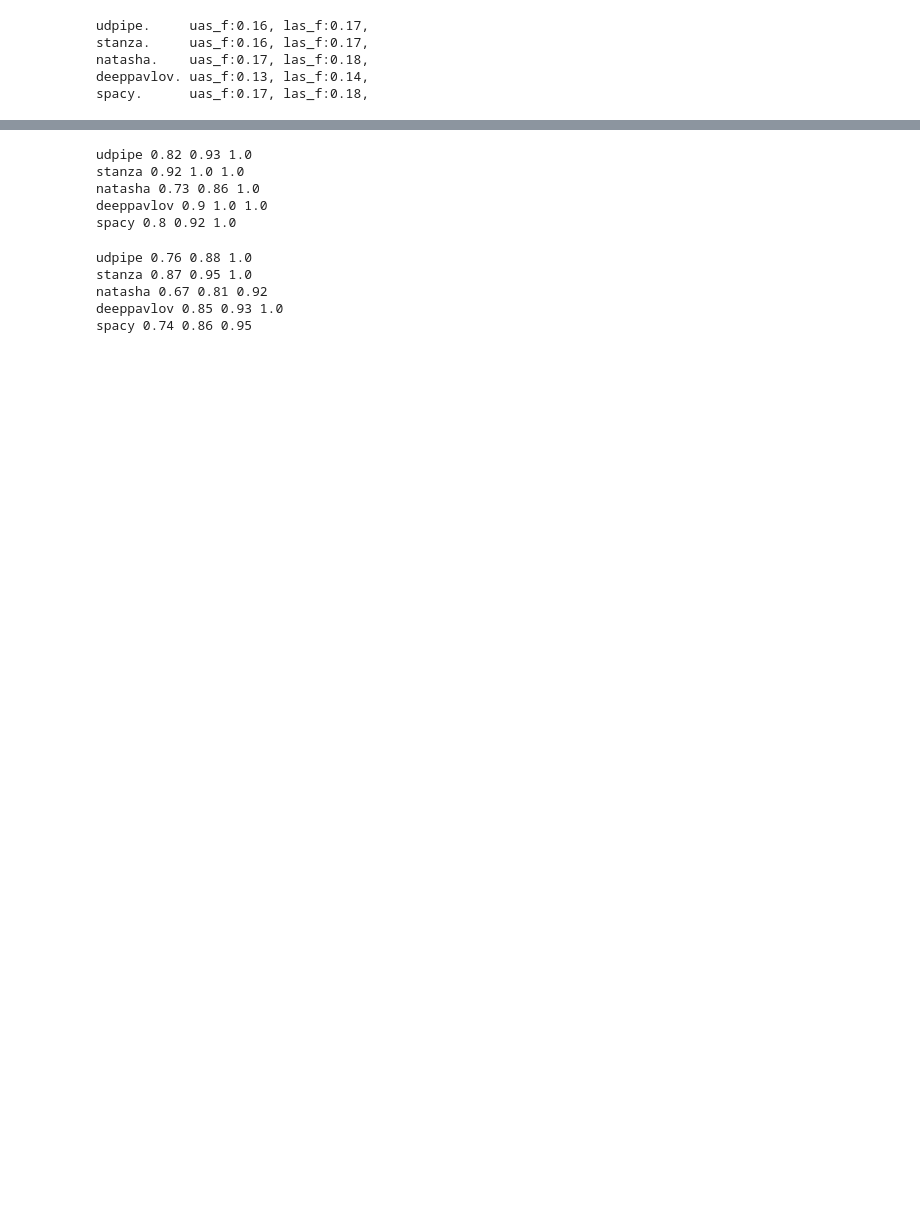
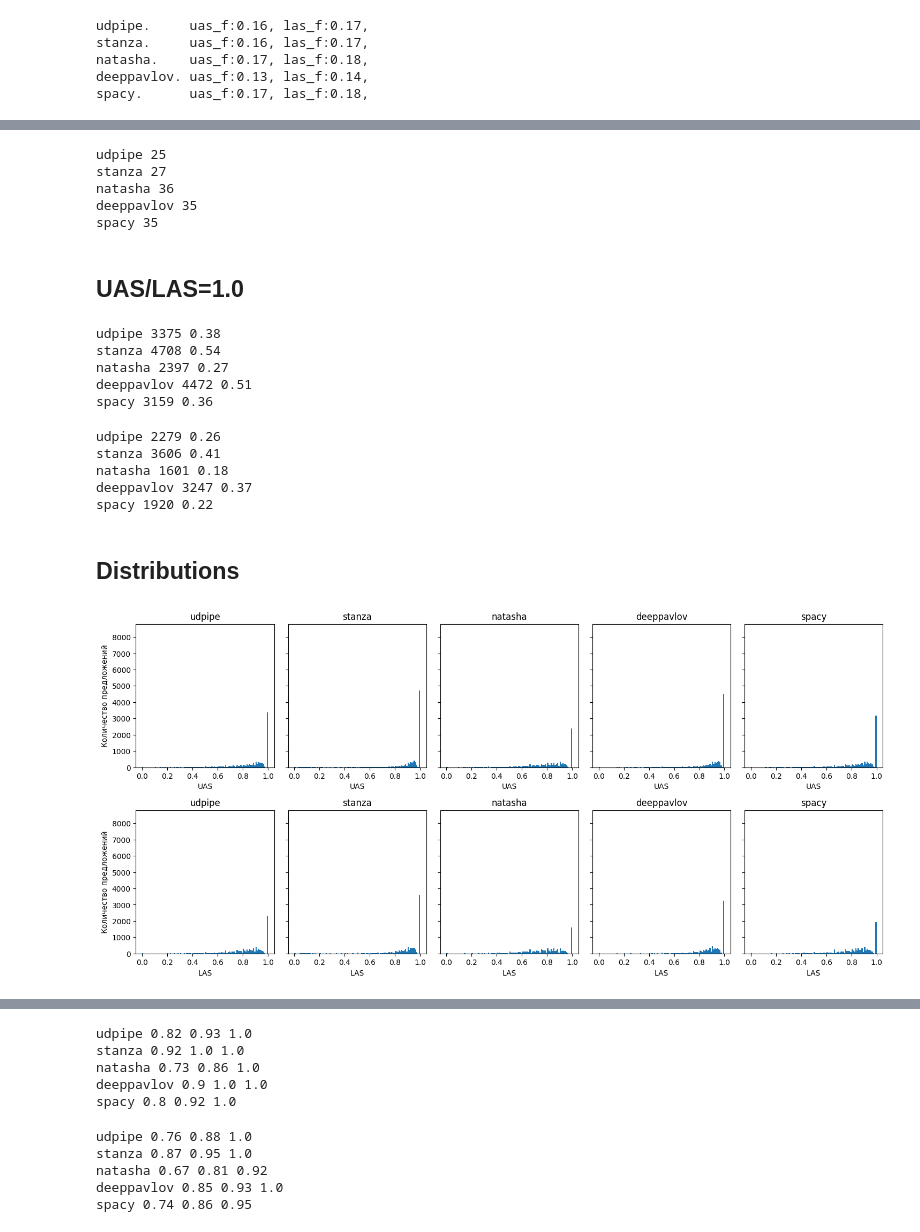
Before and after one commit to Derinhelm/parser_stat, a Jupyter notebook: Russian_parser_statistics.ipynb, the cells around one changed output, grey strips where cells are left out. Drawn from its saved outputs; the diff is of its cells as text; code cells hidden in the pictures; blank space fills up the shorter version.

Commit message:
Adding some graphics

```diff
--- a/Russian_parser_statistics.ipynb
+++ b/Russian_parser_statistics.ipynb
@@ -257,9 +247,0 @@ p = 'stanza'
-# %%
-wrong_token_amount = {}
-for p in parser_names:
-  wrong_token_amount[p] = set()
-  for sent_id in sent_id_list:
-    if set(be_syntagrus[sent_id].keys()) != set(be_res[p][sent_id].keys()):
-      wrong_token_amount[p].add(sent_id)
-for p in parser_names:
-  print(p, len(wrong_token_amount[p]), f"{len(wrong_token_amount[p]) / len(sents):.2f}")
@@ -272,5 +247,0 @@ spacy 1103 0.13
-# %%
-any_wrong_token_amount = set()
-for p in parser_names:
-  any_wrong_token_amount |= set(wrong_token_amount[p])
-print(len(any_wrong_token_amount), len(any_wrong_token_amount) / len(sents))
@@ -320,8 +267,3 @@ for p in parser_names:
                                              'parent_matched', 'relation_matched', 'token_length'])
 # %%
 from collections import Counter
-# %%
-for p in parser_names:
-  print(f"{p}.", f"syntagrus>parser:{sum((stat[p]['extra_syntagrus'] > stat[p]['extra_parser']))}, "
-         , f"syntagrus<parser:{sum((stat[p]['extra_syntagrus'] < stat[p]['extra_parser']))}, "
-         , f"syntagrus<parser:{sum((stat[p]['extra_syntagrus'] == stat[p]['extra_parser']) & (stat[p]['extra_parser'] > 0))}")
@@ -408,0 +337,58 @@ spacy 0.0 0.0
+# %%
+for p in parser_names:
+  print(p, sum(align_las_f[p] == 0.0))
+# %% [output]
+udpipe 25
+stanza 27
+natasha 36
+deeppavlov 35
+spacy 35
+# %% [markdown]
+## UAS/LAS=1.0
+# %%
+for p in parser_names:
+  print(p, sum(align_uas_f[p] == 1.0), round(sum(align_uas_f[p] == 1.0) / len(sents), 2))
+# %% [output]
+udpipe 3375 0.38
+stanza 4708 0.54
+natasha 2397 0.27
+deeppavlov 4472 0.51
+spacy 3159 0.36
+# %%
+for p in parser_names:
+  print(p, sum(align_las_f[p] == 1.0), round(sum(align_las_f[p] == 1.0) / len(sents), 2))
+# %% [output]
+udpipe 2279 0.26
+stanza 3606 0.41
+natasha 1601 0.18
+deeppavlov 3247 0.37
+spacy 1920 0.22
+# %% [markdown]
+## Distributions
+# %%
+import matplotlib.pyplot as plt
+
+fig, ax = plt.subplots(nrows=2, ncols= len(parser_names), figsize = (18,8), sharey=True)
+plt.subplots_adjust(wspace=0.1, hspace=0.3)
+
+#fig.suptitle('aligned uas/aligned las (f-score)')
+
+for parser_i, p in enumerate(parser_names):
+    ax[0, parser_i].hist([r for r in align_uas_f[p]], bins=100)
+    ax[0, parser_i].title.set_text(p)
+    ax[0, parser_i].set_xlabel('UAS')
+
+    ax[1, parser_i].hist([r for r in align_las_f[p]], bins=100)
+    ax[1, parser_i].title.set_text(p)
+    ax[1, parser_i].set_xlabel('LAS')
+
+
+ax[0, 0].set_ylabel('Количество предложений')
+ax[1, 0].set_ylabel('Количество предложений')
+
+
+plt.ylim([0, len(sents)])
+plt.savefig('uas_las_distributions.jpg')
+plt.show()
+# %% [output]
+[figure, added]
```
Also changed, not shown: parts of 75 cells of this notebook.
